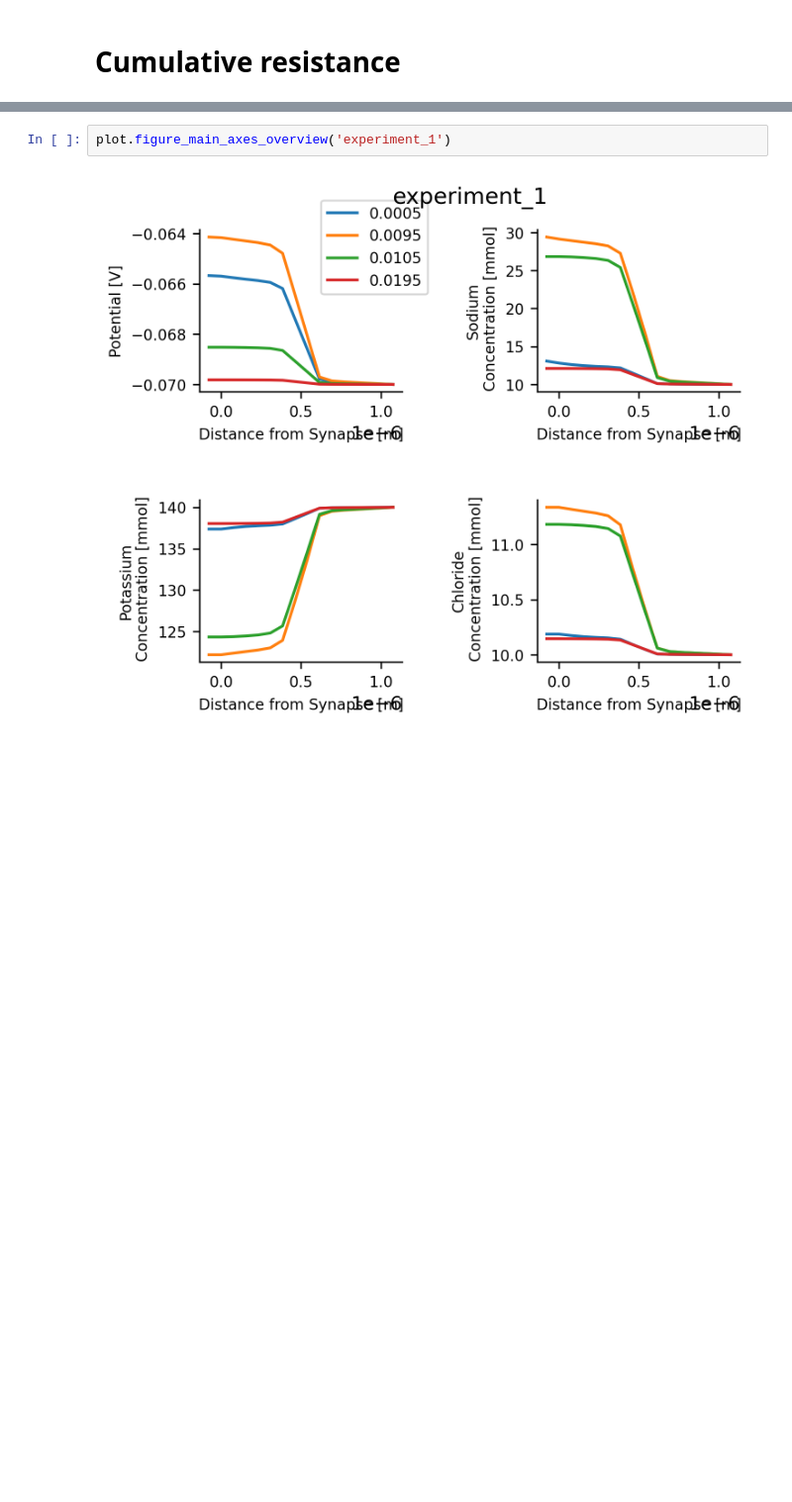
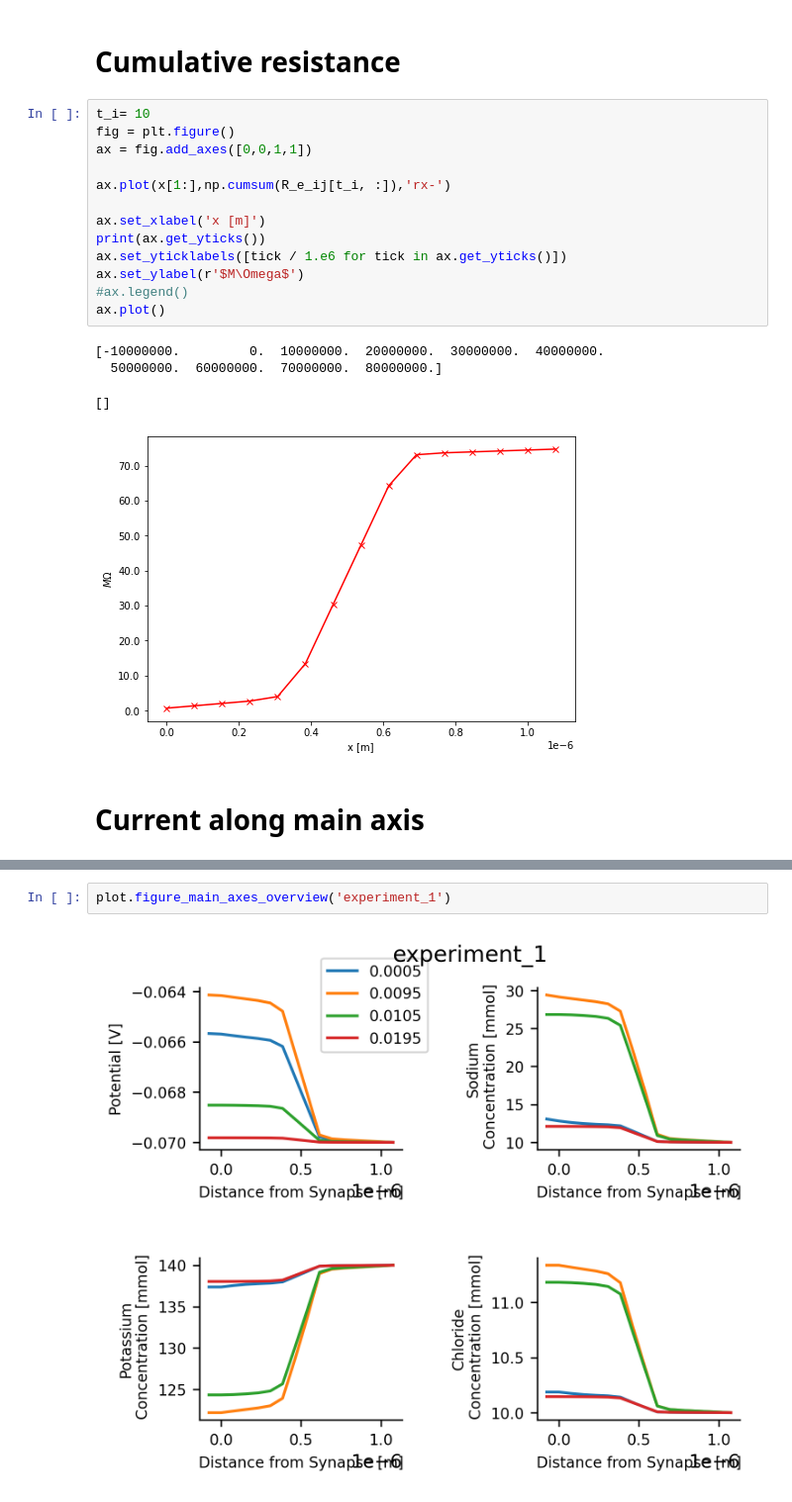
Before and after one commit to feblmu/Eberhardt2024Ion-concentration, a Jupyter notebook: notebooks/analyze_full_run.ipynb, the cells around one changed output, grey strips where cells are left out. Shown at 99% size. Saved outputs shown, nothing was run; the diff lists cells and outputs as text; blank space fills up the shorter version.

```diff
--- a/notebooks/analyze_full_run.ipynb
+++ b/notebooks/analyze_full_run.ipynb
@@ -24,3 +161,23 @@ plot.ax_electroneutrality_head(fig, pos, 'experiment_1')
 # %% [markdown]
 # Cumulative resistance
+# %%
+t_i= 10
+fig = plt.figure()
+ax = fig.add_axes([0,0,1,1])
+
+ax.plot(x[1:],np.cumsum(R_e_ij[t_i, :]),'rx-')
+
+ax.set_xlabel('x [m]')
+print(ax.get_yticks())
+ax.set_yticklabels([tick / 1.e6 for tick in ax.get_yticks()])
+ax.set_ylabel(r'$M\Omega$')
+#ax.legend()
+ax.plot()
+# %% [output]
+[-10000000.         0.  10000000.  20000000.  30000000.  40000000.
+  50000000.  60000000.  70000000.  80000000.]
+[]
+[figure, added]
+# %% [markdown]
+# Current along main axis
 # %%
```
Also changed, not shown: parts of 14 cells of this notebook, 3 other files.
